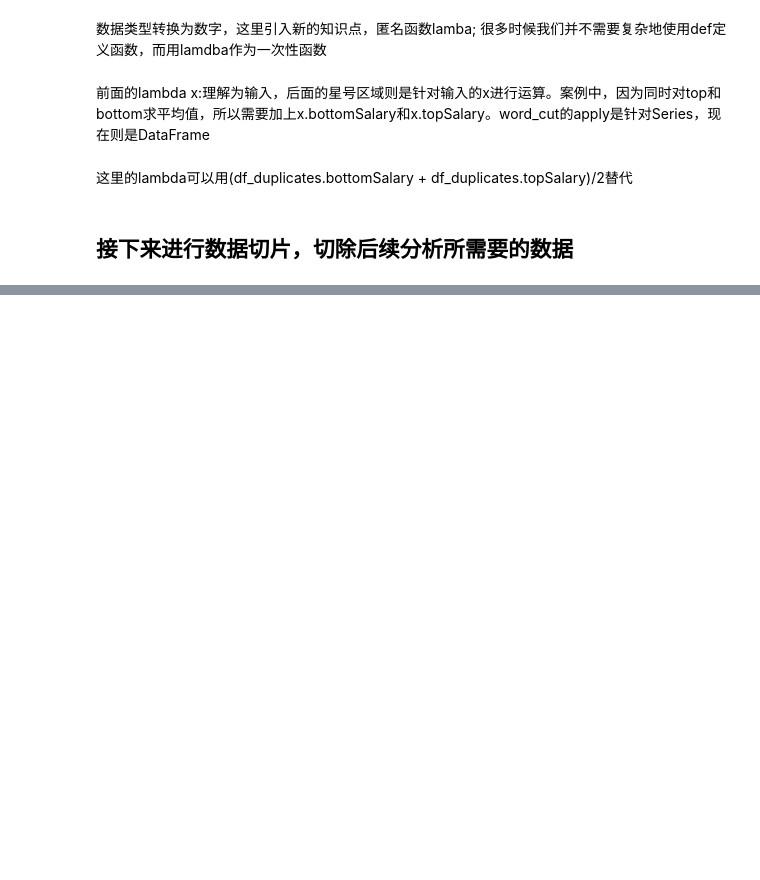
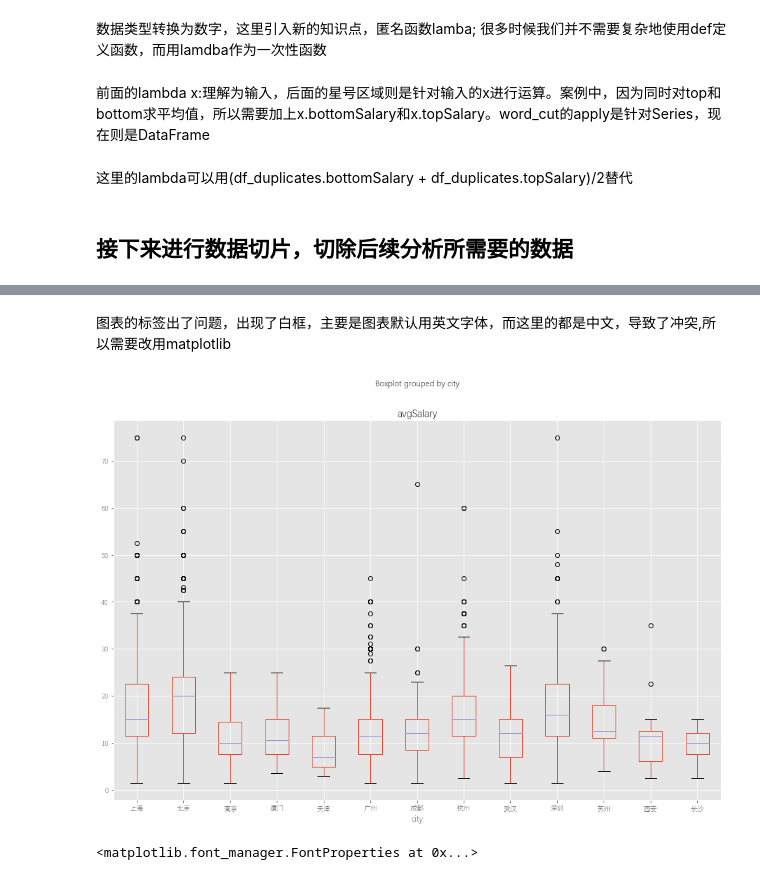
Before and after one commit to EdwardDaChina/Jupter-Learning, a Jupyter notebook: 学习Pandas数据预处理和基本分析、可视化方法-checkpoint.ipynb, the cells around one changed output, grey strips where cells are left out. Cells and saved outputs as stored; diff of their text form; code cells hidden in the pictures; blank space fills up the shorter version.

```diff
--- a/学习Pandas数据预处理和基本分析、可视化方法-checkpoint.ipynb
+++ b/学习Pandas数据预处理和基本分析、可视化方法-checkpoint.ipynb
@@ -442,0 +554,15 @@ data_duplicates['avgSala']=data_duplicates.apply(lambda x:(x.bottomSalary+x.topS
+# %% [markdown]
+图表的标签出了问题，出现了白框，主要是图表默认用英文字体，而这里的都是中文，导致了冲突,所以需要改用matplotlib
+# %%
+from matplotlib.font_manager import FontProperties
+font_zh=FontProperties()
+
+ax=data_clean.boxplot(column='avgSalary',by='city',figsize=(15,10))
+for label in ax.get_xticklabels():
+    label.set_fontproperties(font_zh)
+# %% [output]
+[figure, added]
+# %%
+FontProperties()
+# %% [output]
+<matplotlib.font_manager.FontProperties at 0x...>
```
Also changed, not shown: parts of 62 cells of this notebook.
